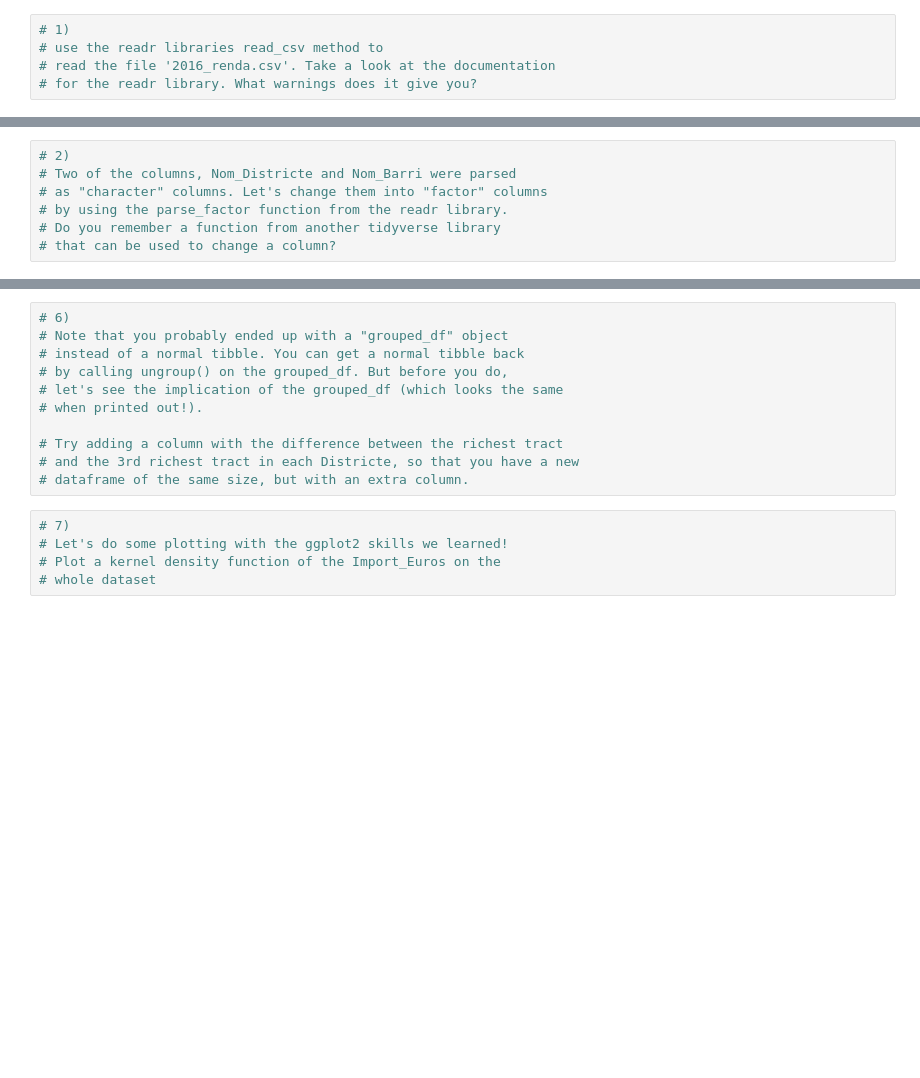
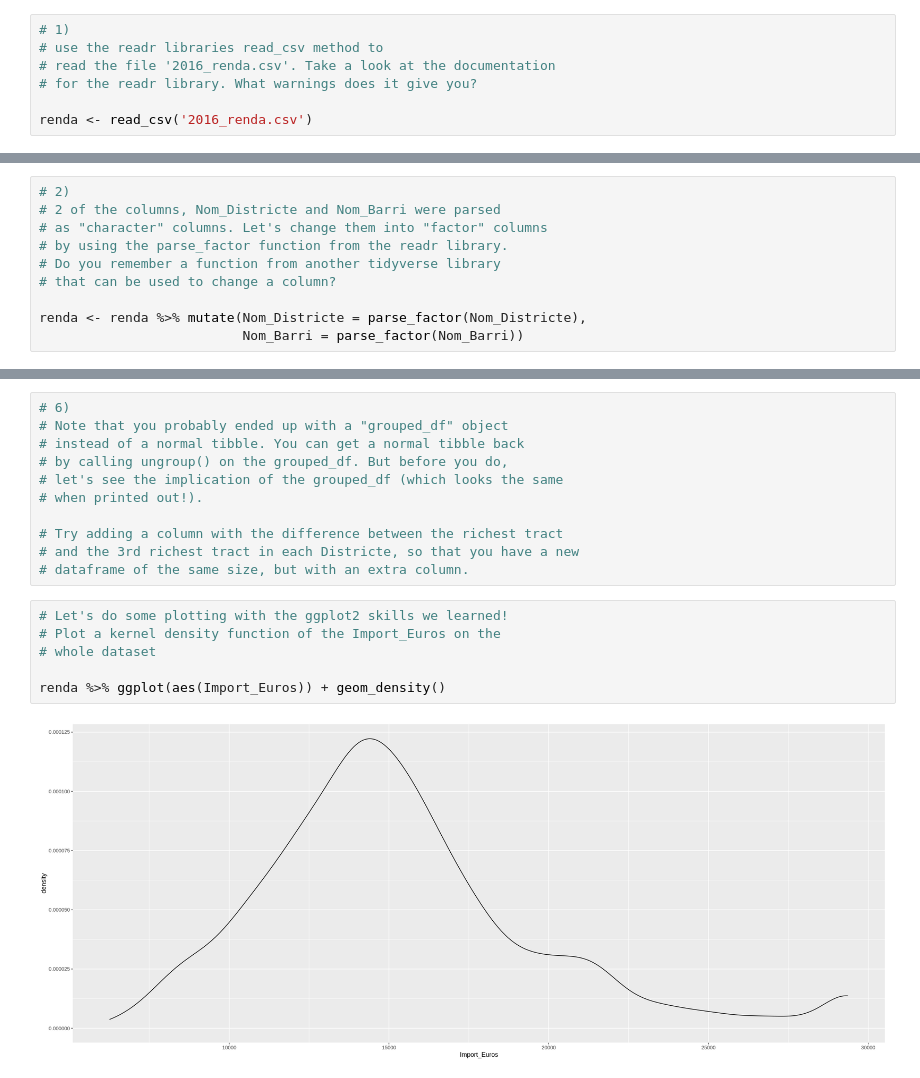
Before and after one commit to nandans-summer-camp/r-tidyverse, a Jupyter notebook: exercises.ipynb, the cells around one changed output, grey strips where cells are left out. Saved outputs shown, nothing was run; the diff lists cells and outputs as text; blank space fills up the shorter version.

```diff
--- a/exercises.ipynb
+++ b/exercises.ipynb
@@ -5,3 +5,5 @@ library(tidyverse)
 # use the readr libraries read_csv method to
 # read the file '2016_renda.csv'. Take a look at the documentation
 # for the readr library. What warnings does it give you?
+
+renda <- read_csv('2016_renda.csv')
@@ -20,11 +33,14 @@ library(tidyverse)
 # - Subsetting a tibble (with []) will always return a tibble. Never a vector.
 # %%
 # 2)
-# Two of the columns, Nom_Districte and Nom_Barri were parsed
+# 2 of the columns, Nom_Districte and Nom_Barri were parsed
 # as "character" columns. Let's change them into "factor" columns
 # by using the parse_factor function from the readr library.
 # Do you remember a function from another tidyverse library
 # that can be used to change a column?
+
+renda <- renda %>% mutate(Nom_Districte = parse_factor(Nom_Districte),
+                          Nom_Barri = parse_factor(Nom_Barri))
 # %%
 # 3)
 # You learned to work with the dplyr library to manipulate
@@ -58,8 +129,11 @@ library(tidyverse)
 # and the 3rd richest tract in each Districte, so that you have a new
 # dataframe of the same size, but with an extra column.
 # %%
-# 7)
 # Let's do some plotting with the ggplot2 skills we learned!
 # Plot a kernel density function of the Import_Euros on the
 # whole dataset
+
+renda %>% ggplot(aes(Import_Euros)) + geom_density()
+# %% [output]
+[figure, added]
 # %%
```
Also changed, not shown: parts of 7 cells of this notebook.
